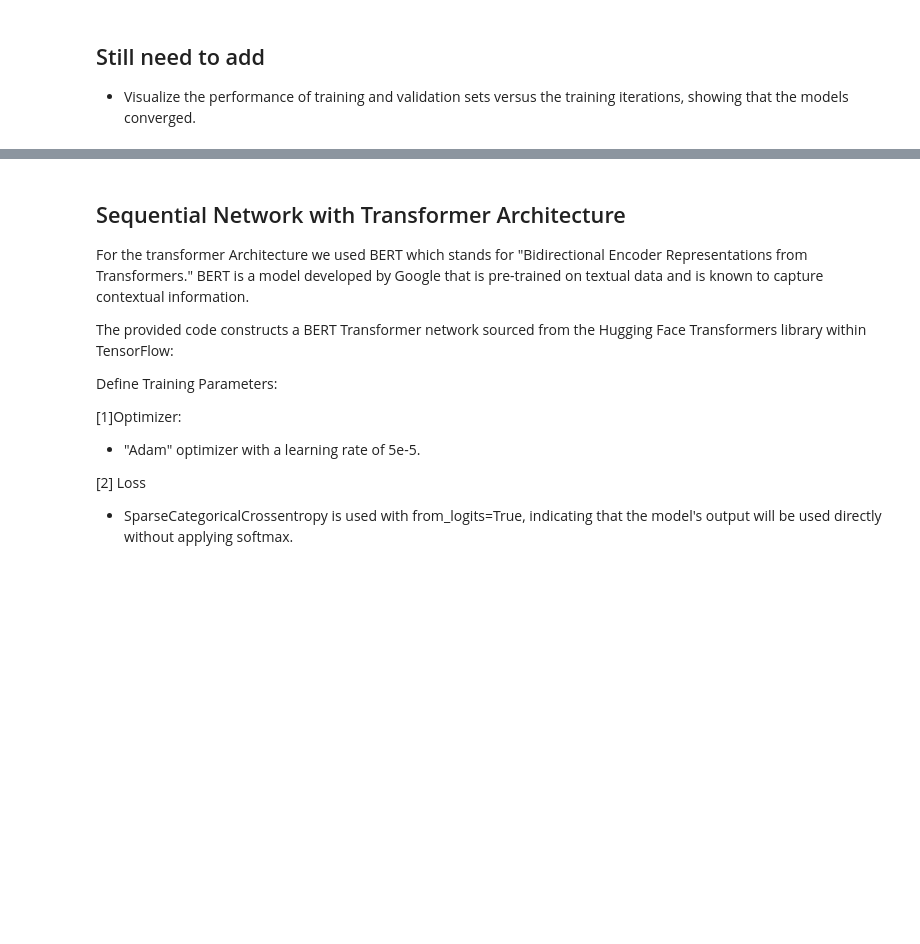
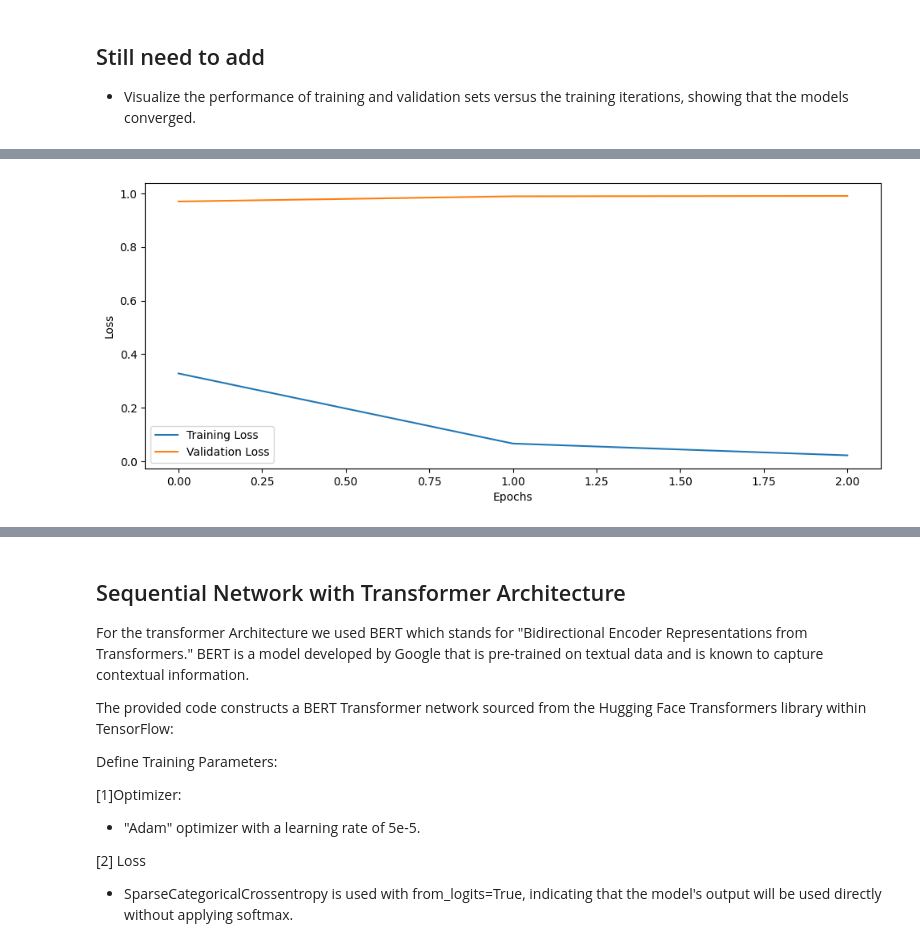
Before and after one commit to memote024/CS7324fall23, a Jupyter notebook: lab_7/Lab_7(2).ipynb, the cells around one changed output, grey strips where cells are left out. Saved outputs shown, nothing was run; the diff lists cells and outputs as text; code cells hidden in the pictures; blank space fills up the shorter version.

```diff
--- a/lab_7/Lab_7(2).ipynb
+++ b/lab_7/Lab_7(2).ipynb
@@ -543,39 +576,26 @@ The F1-score is also well performing, reaching 0.92 and 0.99 for the two classes
 # %%
 # Plots the training versus testing graph for the MLP model
 # Model history values
 hist_values = list(cnn_history.history.values())
 
 # Variables for plotting the training versus testing
 train_loss   = hist_values[0]
 train_recall = hist_values[1]
 train_auc    = hist_values[2]
 val_loss     = hist_values[3]
-val_recall   = hist_values[4]
-val_auc      = hist_values[5]
+
 
 # Plots the training versus testing graph
 plt.figure(figsize=(10, 8))
 plt.subplot(2, 2, (1, 2))
 plt.plot(train_loss, label="Training Loss")
 plt.plot(val_loss, label="Validation Loss")
 plt.xlabel("Epochs")
 plt.ylabel("Loss")
 plt.legend()
 
-plt.subplot(2, 2, 3)
-plt.plot(train_recall, label="Training Recall")
-plt.plot(val_recall, label="Validation Recall")
-plt.xlabel("Epochs")
-plt.ylabel("Recall")
-plt.legend()
-
-plt.subplot(2, 2, 4)
-plt.plot(train_auc, label="Training AUC")
-plt.plot(val_auc, label="Validation AUC")
-plt.xlabel("Epochs")
-plt.ylabel("AUC")
-plt.legend()
-
 plt.tight_layout()
 
 plt.show()
+# %% [output]
+[figure, added]
```
Also changed, not shown: parts of 7 cells of this notebook.
